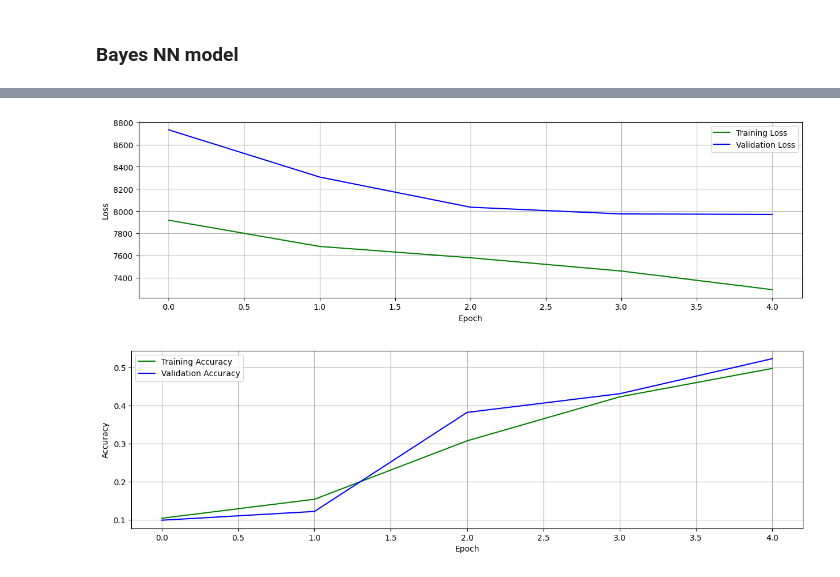
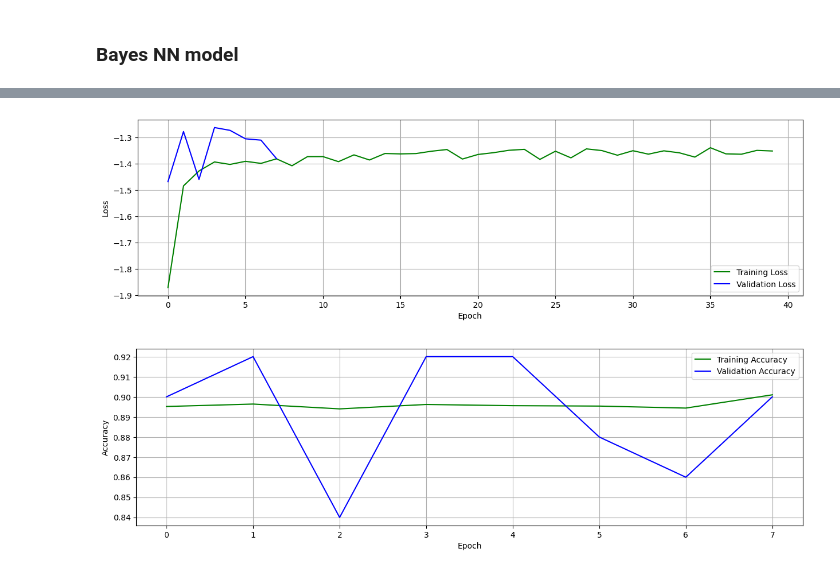
Before and after one commit to gregori0o/bayesian_deep_learning, a Jupyter notebook: Initial_experiment_bayes.ipynb, the cells around one changed output, grey strips where cells are left out. Saved outputs shown, nothing was run; the diff lists cells and outputs as text; code cells hidden in the pictures.

```diff
--- a/Initial_experiment_bayes.ipynb
+++ b/Initial_experiment_bayes.ipynb
@@ -221,20 +238,20 @@ model = build_bnn(x, layer_sizes, n_particles)
 variational = build_mean_field_variational(layer_sizes, n_particles)
 
 def log_joint(bn):
-    log_pws = bn.cond_log_prob(w_names)
-    log_py_xw = bn.cond_log_prob('y')
-    return tf.add_n(log_pws) + tf.reduce_mean(log_py_xw, 1) * n_train
+    log_pe = bn.cond_log_prob(w_names)
+    log_py_xe = bn.cond_log_prob('y')
+    return tf.add_n(log_pe) + tf.reduce_mean(log_py_xe, 1) * n_train
 
 model.log_joint = log_joint
 
-lower_bound = zs.variational.elbo(
-    model, {'y': y}, variational=variational, axis=0)
-cost = lower_bound.sgvb()
-
-optimizer = tf.train.AdamOptimizer(learning_rate=lr)
-infer_op = optimizer.minimize(cost)
+lower_bound = zs.variational.elbo(model, {'y': y_obs},
+                                    variational=variational, axis=0)
 # %%
-y_mean = lower_bound.bn["y_mean"]
-y_pred = tf.arg_max(tf.reduce_mean(y_mean, 0), 1, output_type=tf.int32)
-y_true = tf.argmax(y, 1, output_type=tf.int32)
-acc = tf.reduce_mean(tf.cast(tf.equal(y_pred, y_true), tf.float32))
+y_logit = lower_bound.bn["y_logit"]
+h_pred = tf.reduce_mean(tf.nn.softmax(y_logit), 0)
+y_pred = tf.argmax(h_pred, 1, output_type=tf.int32)
+acc = tf.reduce_mean(tf.cast(tf.equal(y_pred, y), tf.float32))
+
+cost = tf.reduce_mean(lower_bound.sgvb()) / n_train
+optimizer = tf.train.AdamOptimizer(learning_rate=lr)
+infer = optimizer.minimize(cost)
@@ -244,0 +258,7 @@ Use `tf.math.argmax` instead
+# %%
+lower_bound = tf.reduce_mean(lower_bound) / n_train
+
+params = tf.trainable_variables()
+for i in params:
+    print('variable name = {}, shape = {}'
+            .format(i.name, i.get_shape()))
@@ -245,6 +283,10 @@ Use `tf.math.argmax` instead
 # %%
 lb_samples = 10
-ll_samples = 1000
+ll_samples = 3000
+epochs = 40
+batch_size = 10
 iters = (n_train-1) // batch_size + 1
-test_freq = 1
+test_batch_size = 10
+test_iters = (n_test-1) // test_batch_size + 1
+test_freq = 5
 # %%
@@ -325,13 +371,13 @@ Epoch 5: Lower bound = -7292.3330078125; Train accuracy = 0.497
 # %%
-plot_results([ np.abs(train_lbs), np.abs(test_lbs) ],
+plot_results([ train_lbs, test_lbs ],
             ylabel="Loss",
             metric_name=["Training Loss", "Validation Loss"],
-            color=["g", "b"]);
+            color=["g", "b"])
 
 plot_results([ train_accs, test_accs ],
             ylabel="Accuracy",
             metric_name=["Training Accuracy", "Validation Accuracy"],
             color=["g", "b"])
 # %% [output]
-[figure, old version]
+[figure, new version]
-[figure, old version]
+[figure, new version]
```
Also changed, not shown: parts of 19 cells of this notebook, 1 other file.
